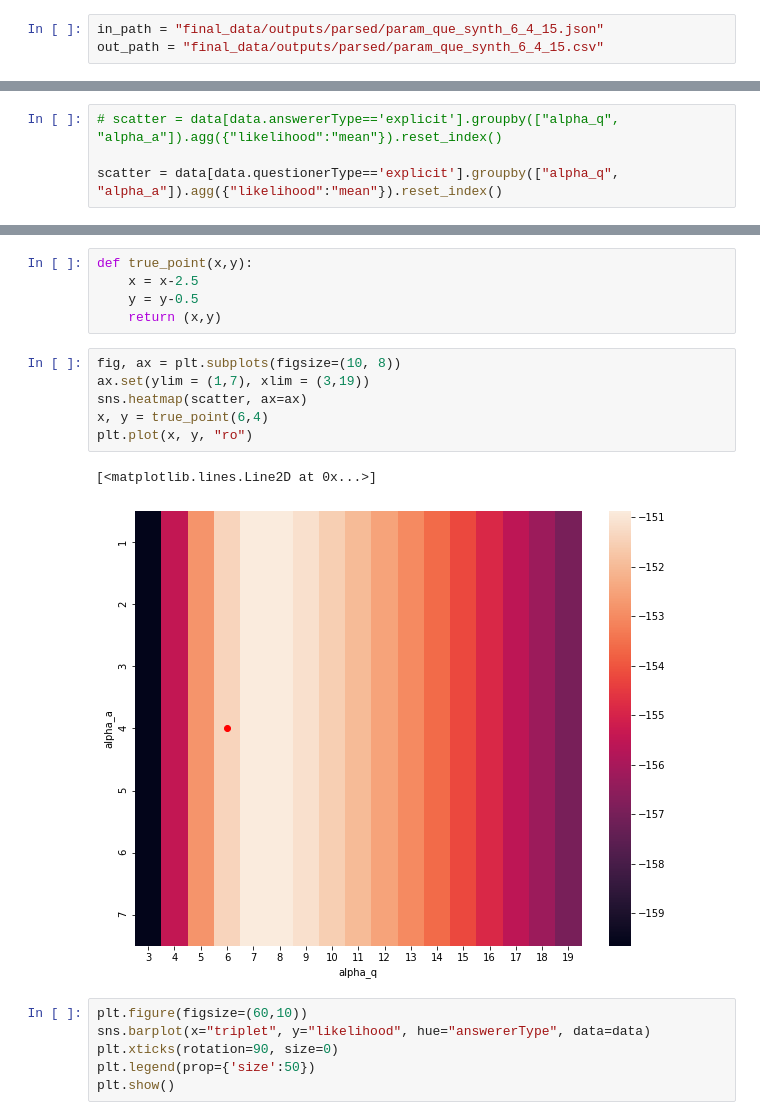
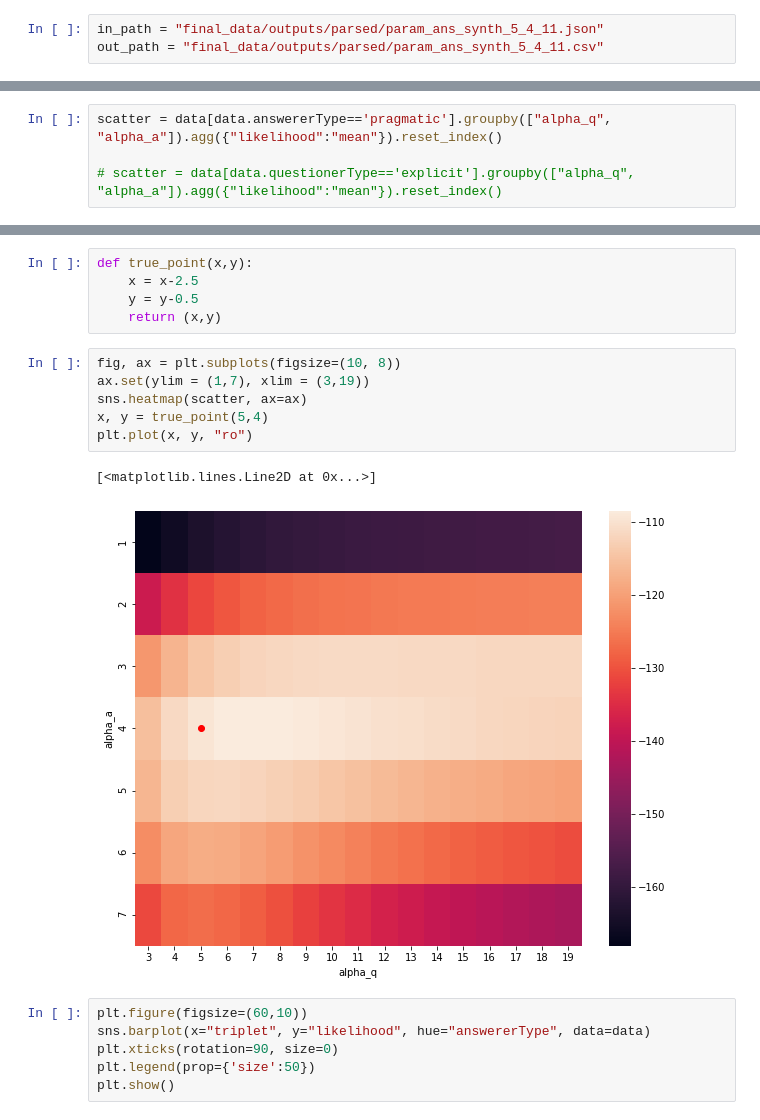
Before and after one commit to abe-shek/ccm-final-project, a Jupyter notebook: viz_param_retrieval.ipynb, the cells around one changed output, grey strips where cells are left out. Cells and saved outputs as stored; diff of their text form.

```diff
--- a/viz_param_retrieval.ipynb
+++ b/viz_param_retrieval.ipynb
@@ -5,8 +5,8 @@ import matplotlib.pyplot as plt
 import json
 import seaborn as sns
 # %%
-in_path = "final_data/outputs/parsed/param_que_synth_6_4_15.json"
-out_path = "final_data/outputs/parsed/param_que_synth_6_4_15.csv"
+in_path = "final_data/outputs/parsed/param_ans_synth_5_4_11.json"
+out_path = "final_data/outputs/parsed/param_ans_synth_5_4_11.csv"
 # %%
 f = open(in_path, "r")
 # %%
@@ -79,9 +79,9 @@ sns.countplot("alpha_q" , hue="questionerType", data=data)
 # plt.figure(figsize=(10,10))
 # sns.scatterplot(x="alpha_q", y="alpha_a", size="likelihood", hue="beta", data=data[data.answererType=="pragmatic"])
 # %%
-# scatter = data[data.answererType=='explicit'].groupby(["alpha_q", "alpha_a"]).agg({"likelihood":"mean"}).reset_index()
+scatter = data[data.answererType=='pragmatic'].groupby(["alpha_q", "alpha_a"]).agg({"likelihood":"mean"}).reset_index()
 
-scatter = data[data.questionerType=='explicit'].groupby(["alpha_q", "alpha_a"]).agg({"likelihood":"mean"}).reset_index()
+# scatter = data[data.questionerType=='explicit'].groupby(["alpha_q", "alpha_a"]).agg({"likelihood":"mean"}).reset_index()
 # %%
 scatter = scatter.pivot("alpha_a", "alpha_q", "likelihood")
 scatter
@@ -103,12 +103,12 @@ def true_point(x,y):
 # %%
 fig, ax = plt.subplots(figsize=(10, 8))
 ax.set(ylim = (1,7), xlim = (3,19))
 sns.heatmap(scatter, ax=ax)
-x, y = true_point(6,4)
+x, y = true_point(5,4)
 plt.plot(x, y, "ro")
 # %% [output]
 [<matplotlib.lines.Line2D at 0x...>]
-[figure, old version]
+[figure, new version]
 # %%
 plt.figure(figsize=(60,10))
 sns.barplot(x="triplet", y="likelihood", hue="answererType", data=data)
```
Also changed, not shown: parts of 3 cells of this notebook, 6 other files.
